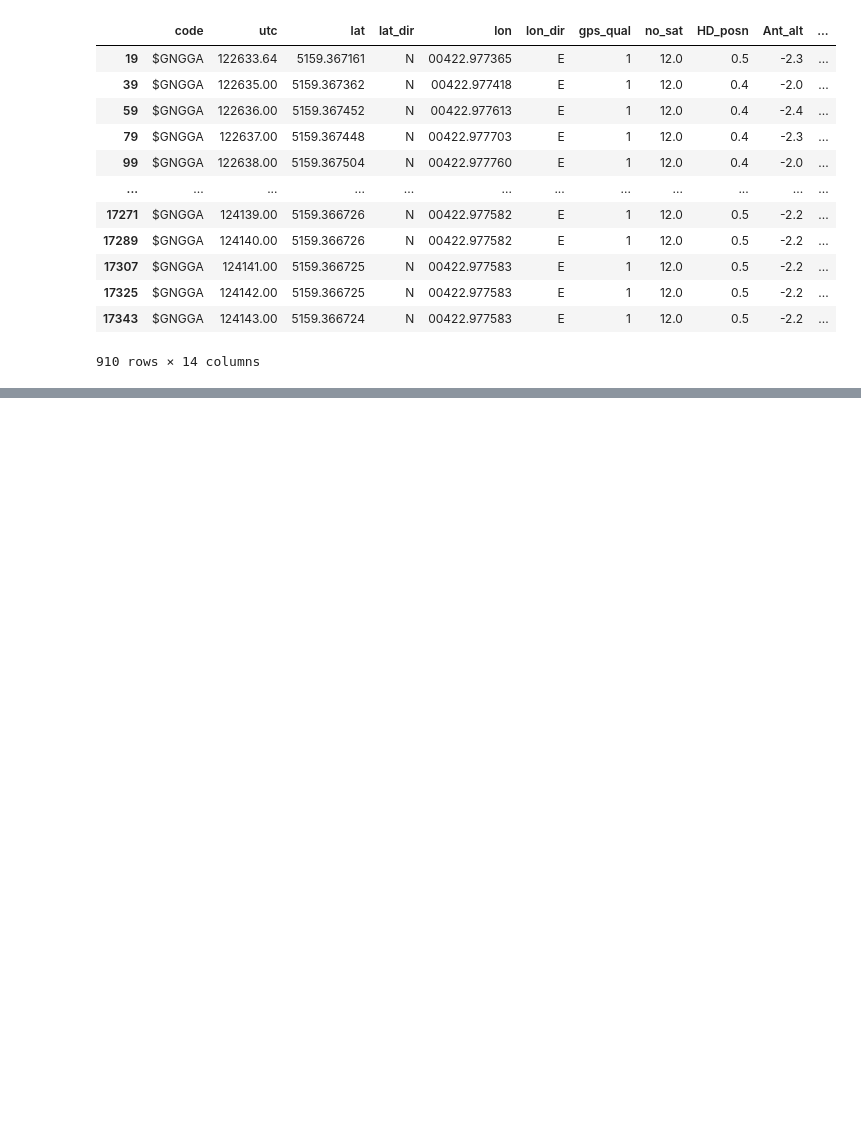
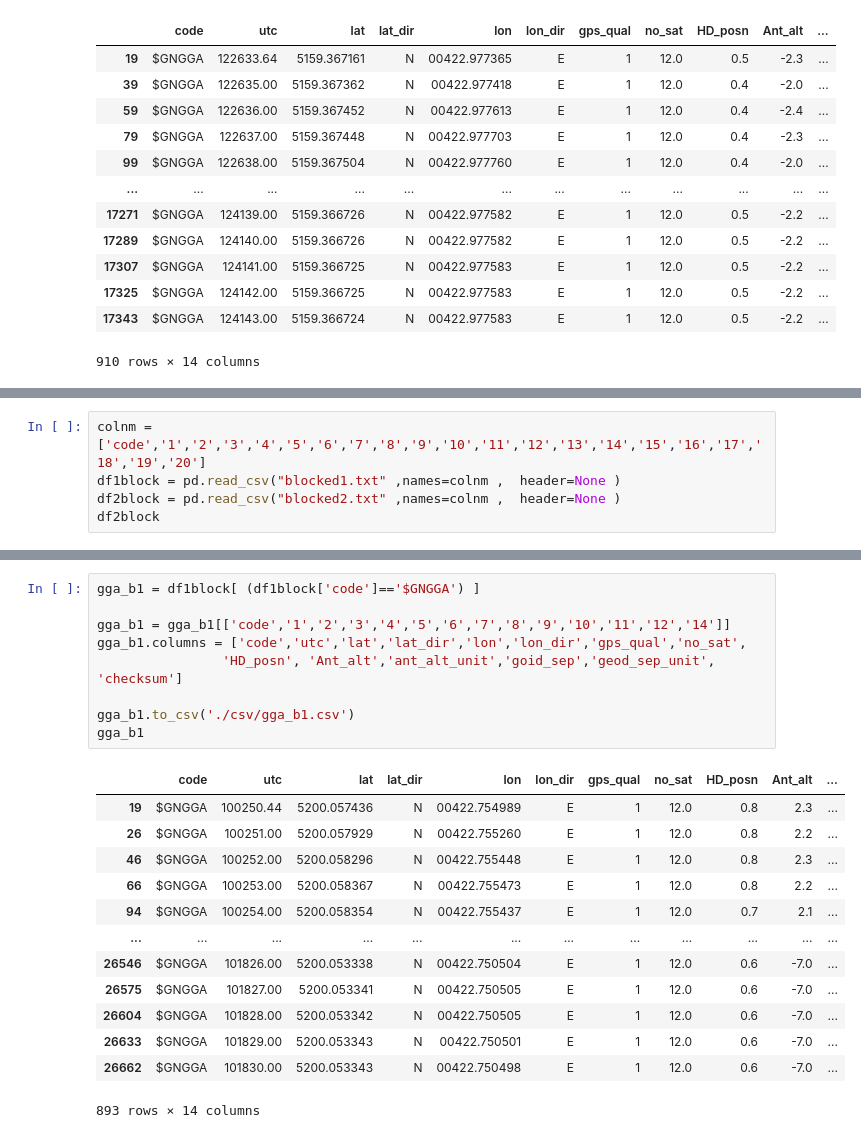
Before and after one commit to pratyush1611/geo1003_position, a Jupyter notebook: asg2.ipynb, the cells around one changed output, grey strips where cells are left out. Cells and saved outputs as stored; diff of their text form; blank space fills up the shorter version.

Commit message:
added exports for open and south blocked data

```diff
--- a/asg2.ipynb
+++ b/asg2.ipynb
@@ -275,0 +278,5 @@ gga_2
+# %%
+colnm = ['code','1','2','3','4','5','6','7','8','9','10','11','12','13','14','15','16','17','18','19','20']
+df1block = pd.read_csv("blocked1.txt" ,names=colnm ,  header=None )
+df2block = pd.read_csv("blocked2.txt" ,names=colnm ,  header=None )
+df2block
@@ -275,0 +297,23 @@ gga_2
+# %%
+gga_b1 = df1block[ (df1block['code']=='$GNGGA') ]
+
+gga_b1 = gga_b1[['code','1','2','3','4','5','6','7','8','9','10','11','12','14']]
+gga_b1.columns = ['code','utc','lat','lat_dir','lon','lon_dir','gps_qual','no_sat',
+                'HD_posn', 'Ant_alt','ant_alt_unit','goid_sep','geod_sep_unit', 'checksum']
+
+gga_b1.to_csv('./csv/gga_b1.csv')
+gga_b1
+# %% [output]
+|  | code | utc | lat | lat_dir | lon | lon_dir | gps_qual | no_sat | HD_posn | Ant_alt | ... |
+| 19 | $GNGGA | 100250.44 | 5200.057436 | N | 00422.754989 | E | 1 | 12.0 | 0.8 | 2.3 | ... |
+| 26 | $GNGGA | 100251.00 | 5200.057929 | N | 00422.755260 | E | 1 | 12.0 | 0.8 | 2.2 | ... |
+| 46 | $GNGGA | 100252.00 | 5200.058296 | N | 00422.755448 | E | 1 | 12.0 | 0.8 | 2.3 | ... |
+| 66 | $GNGGA | 100253.00 | 5200.058367 | N | 00422.755473 | E | 1 | 12.0 | 0.8 | 2.2 | ... |
+| 94 | $GNGGA | 100254.00 | 5200.058354 | N | 00422.755437 | E | 1 | 12.0 | 0.7 | 2.1 | ... |
+| ... | ... | ... | ... | ... | ... | ... | ... | ... | ... | ... | ... |
+| 26546 | $GNGGA | 101826.00 | 5200.053338 | N | 00422.750504 | E | 1 | 12.0 | 0.6 | -7.0 | ... |
+| 26575 | $GNGGA | 101827.00 | 5200.053341 | N | 00422.750505 | E | 1 | 12.0 | 0.6 | -7.0 | ... |
+| 26604 | $GNGGA | 101828.00 | 5200.053342 | N | 00422.750505 | E | 1 | 12.0 | 0.6 | -7.0 | ... |
+| 26633 | $GNGGA | 101829.00 | 5200.053343 | N | 00422.750501 | E | 1 | 12.0 | 0.6 | -7.0 | ... |
+| 26662 | $GNGGA | 101830.00 | 5200.053343 | N | 00422.750498 | E | 1 | 12.0 | 0.6 | -7.0 | ... |
+893 rows × 14 columns
```
Also changed, not shown: parts of 3 cells of this notebook.
